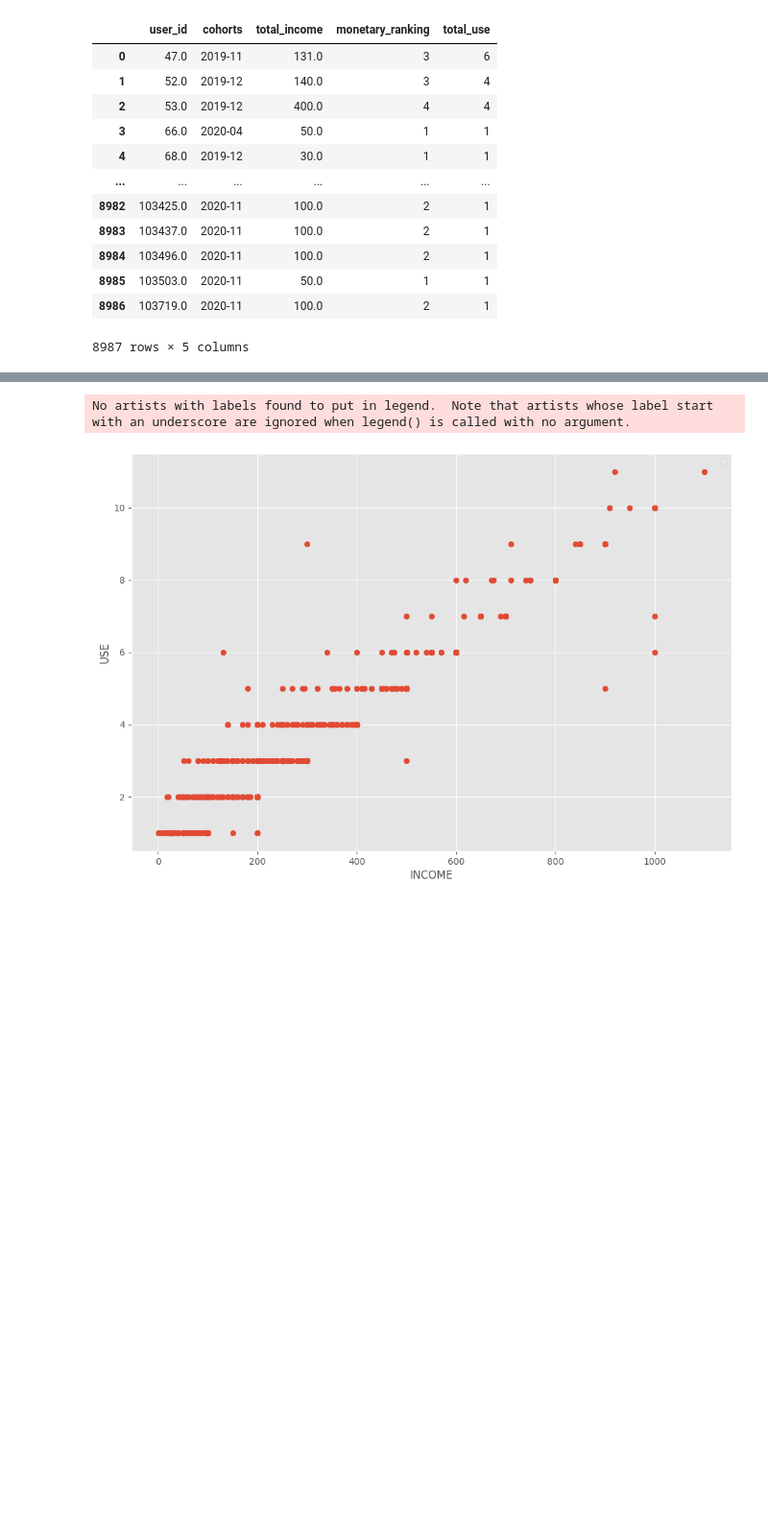
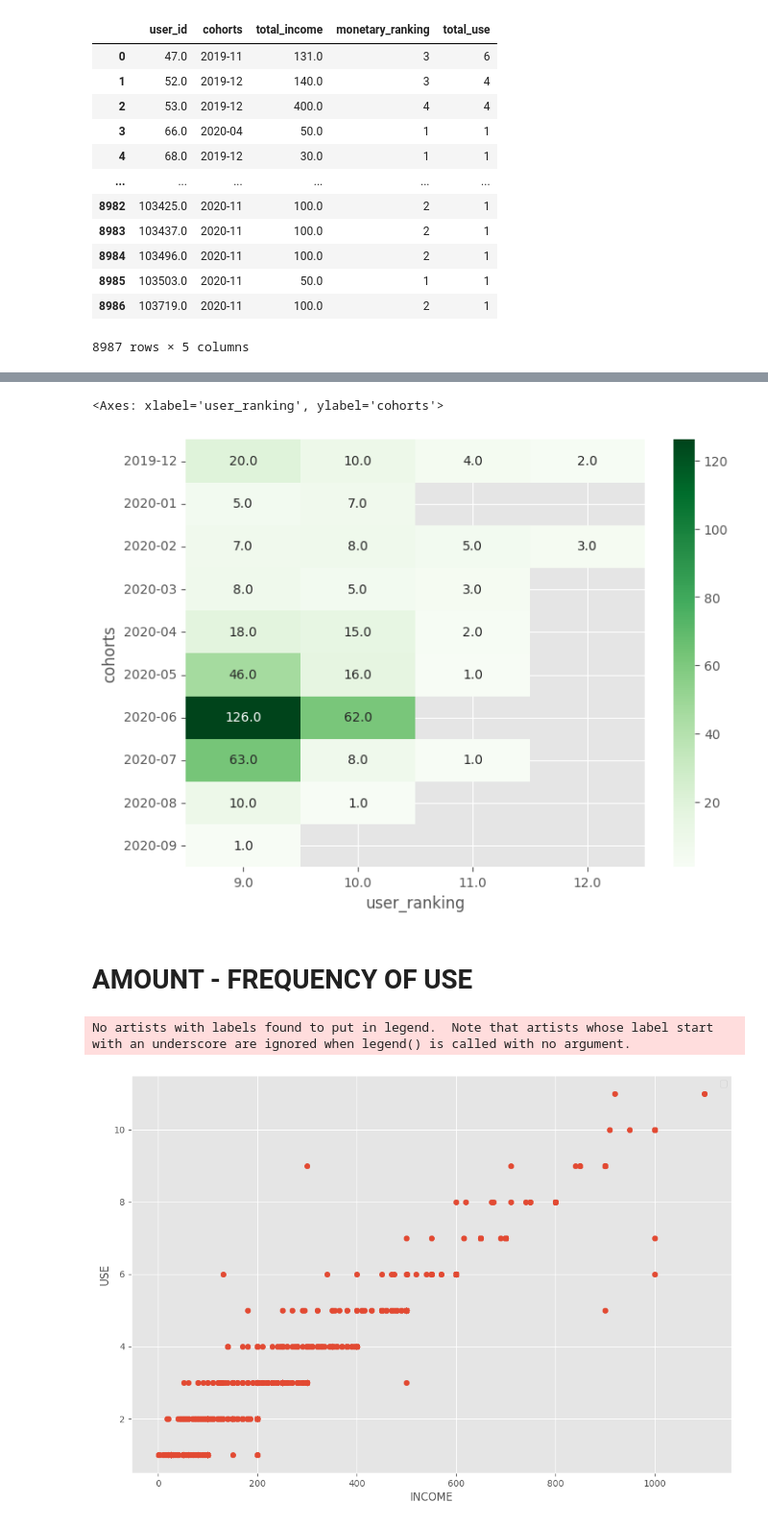
Before and after one commit to ivanseldas/microcredit-churn-classifier, a Jupyter notebook: Main_Latest.ipynb, the cells around one changed output, grey strips where cells are left out. Shown at 96% size. Saved outputs shown, nothing was run; the diff lists cells and outputs as text; code cells hidden in the pictures; blank space fills up the shorter version.

```diff
--- a/Main_Latest.ipynb
+++ b/Main_Latest.ipynb
@@ -389,0 +409,4 @@ income_user
+# %%
+# Copy of dataframe to preserve data
+user_rank = income_user.copy()
+user_rank
@@ -389,0 +427,12 @@ income_user
+# %%
+# Storage last use of id
+user_rank['last_use'] = cash.groupby('user_id')['month'].transform('max')
+unique_month = user_rank['last_use'].sort_values().unique()
+
+# Creating the mapping dictionary
+period_to_index = {period: i for i, period in enumerate(user_rank['last_use'].dropna().unique(), start=1)}
+period_to_index[pd.NaT] = None  # Handling NaT values; assign None, -1, or another placeholder as needed
+
+# Applying the mapping to create a new index column
+user_rank['last_use_index'] = user_rank['last_use'].map(period_to_index)
+user_rank
@@ -389,0 +453,4 @@ income_user
+# %%
+# Creating recency_ranking
+user_rank['recency_ranking'] = pd.cut(user_rank['last_use_index'], bins=4, labels=['1','2','3','4'])
+user_rank
@@ -389,0 +473,12 @@ income_user
+# %%
+# Creating a user ranking column as a sum of the 3 indicators (recency, frequency, and monetary)
+
+# Converting categorical ranking to numerical
+user_rank['monetary_ranking'] = pd.to_numeric(user_rank['monetary_ranking'])
+user_rank['use_ranking'] = pd.to_numeric(user_rank['use_ranking'])
+user_rank['recency_ranking'] = pd.to_numeric(user_rank['recency_ranking'])
+user_rank['recency_ranking'].dropna()
+
+# Adding the value to the 3 indicators to a final column
+user_rank['user_ranking'] = user_rank['monetary_ranking'] + user_rank['use_ranking'] + user_rank['recency_ranking']
+user_rank
@@ -390,3 +499,21 @@ income_user
+# %%
+# Best clients
+best_clients = user_rank[user_rank['user_ranking'] >= 9].sort_values(by='user_ranking', ascending=False)
+best_clients
+
+# Best cohorts: cohorts with more best clients
+best_cohorts = best_clients.groupby(['cohorts', 'user_ranking'])['user_id'].agg(total_ranked=('count')).reset_index()
+best_cohorts
+
+# Pivot table
+best_cohorts_pivot_table = best_cohorts.pivot(index='cohorts', columns='user_ranking', values='total_ranked')
+plt.figure(figsize=(8,6))
+sns.heatmap(best_cohorts_pivot_table,annot=True, fmt=".1f", cmap="Greens")
+# %% [output]
+<Axes: xlabel='user_ranking', ylabel='cohorts'>
+[figure, added]
+# %% [markdown]
+# AMOUNT - FREQUENCY OF USE
 # %%
 # Scatter plot of relation amount-frequency of use
 plt.figure(figsize=(12,8))
```
Also changed, not shown: parts of 14 cells of this notebook.
